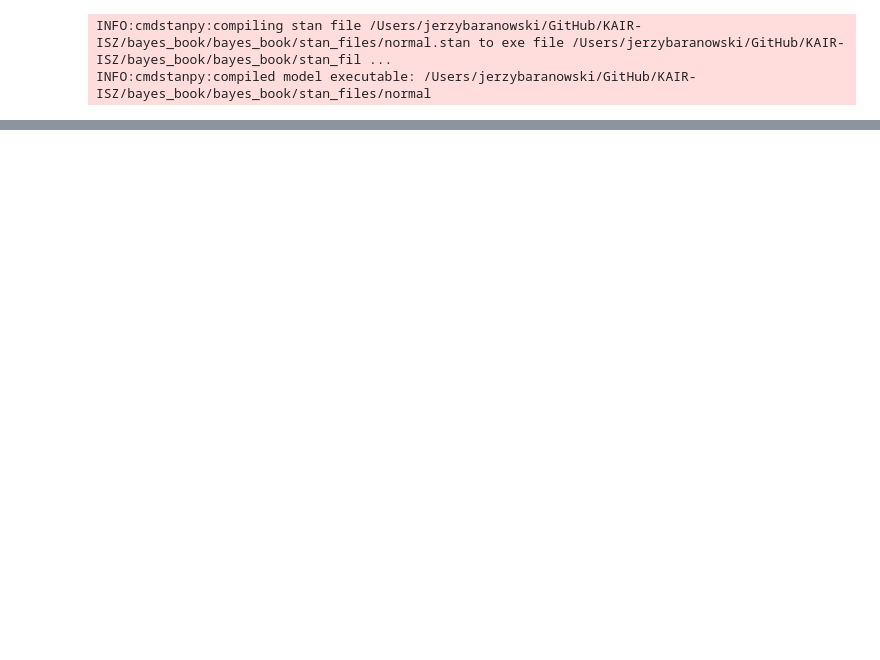
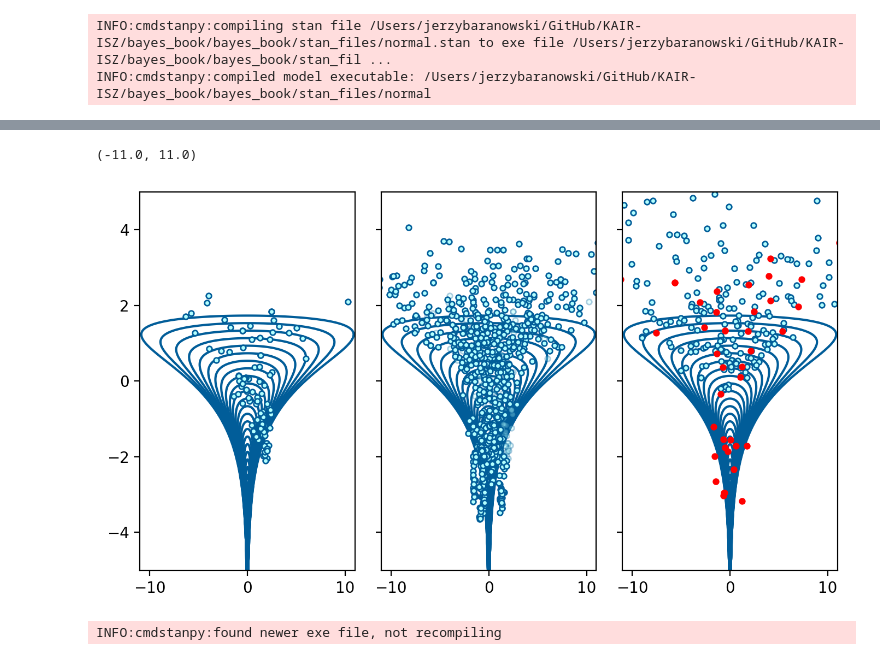
Before and after one commit to KAIR-ISZ/bayes_book, a Jupyter notebook: bayes_book/notebooks/chapter_72.ipynb, the cells around one changed output, grey strips where cells are left out. Cells and saved outputs as stored; diff of their text form; code cells hidden in the pictures; blank space fills up the shorter version.

```diff
--- a/bayes_book/notebooks/chapter_72.ipynb
+++ b/bayes_book/notebooks/chapter_72.ipynb
@@ -55,0 +124,18 @@ x86_64-apple-darwin13.4.0-clang++ -march=core2 -mtune=haswell -mssse3 -ftree-vec
+# %%
+def target_lpdf2(q):
+    D = len(q)
+    lpdf = - 0.5 * q[0]**2 - 0.5 * np.log(6.283185307179586)
+    lpdf = lpdf - 0.5 * (q[1] / 5)**2 - 0.5 * np.log(6.283185307179586 * 25)
+    for d in range(2,D):
+        lpdf = lpdf - 0.5 * ((q[d] - q[0]) / np.exp(q[1]))**2
+        lpdf = lpdf - 0.5 * np.log(6.283185307179586) - q[1]
+    return lpdf
+# %%
+q_2=np.linspace(-10,2,1000)
+q_3=np.linspace(-11,11,1000)
+Q2,Q3 = np.meshgrid(q_2,q_3)
+Z = np.zeros(Q2.shape)
+for i in range(1000):
+    for j in range(1000):
+        q=[0, q_2[j],q_3[i], 0, 0, 0, 0, 0, 0, 0, 0, 0]
+        Z[i,j]=np.exp(target_lpdf2(q))
@@ -55,0 +215,2 @@ x86_64-apple-darwin13.4.0-clang++ -march=core2 -mtune=haswell -mssse3 -ftree-vec
+# %%
+result_fun2 = model_fun.sample({'D':12},save_warmup=True)
@@ -55,0 +239,29 @@ x86_64-apple-darwin13.4.0-clang++ -march=core2 -mtune=haswell -mssse3 -ftree-vec
+# %%
+mcmc_samples = result_fun2.draws(inc_warmup=True)[:,1,:]
+fig, (ax1,ax2,ax3) = plt.subplots(1,3,figsize = [7,4],tight_layout=True,sharey=True)
+ax1.contour(Q3,Q2,Z,levels=np.exp([*range(-30,90,2)]),colors=DARK,zorder=0)
+ax1.scatter(mcmc_samples[:101,-10],mcmc_samples[:101,-11],ec=DARK,fc=LIGHT,s=12,zorder=1)
+ax1.set_ylim(-5,5)
+ax1.set_xlim(-11,11)
+
+#ax1.set_aspect('equal')
+ax2.contour(Q3,Q2,Z,levels=np.exp([*range(-30,90,2)]),colors=DARK,zorder=0)
+ax2.scatter(mcmc_samples[:101,-10],mcmc_samples[:101,-11],ec=DARK,fc=LIGHT,s=12,alpha=0.3,zorder=1)
+ax2.scatter(mcmc_samples[101:1001,-10],mcmc_samples[101:1001,-11],ec=DARK,fc=LIGHT,s=12,zorder=2)
+ax2.set_ylim(-5,5)
+ax2.set_xlim(-11,11)
+#ax2.set_aspect('equal')
+ax3.contour(Q3,Q2,Z,levels=np.exp([*range(-30,90,2)]),colors=DARK,zorder=0)
+#ax3.scatter(mcmc_samples[:1001,-10],mcmc_samples[:1001,-11],ec=DARK,fc=LIGHT,s=12,alpha=0.3,zorder=1)
+ax3.scatter(mcmc_samples[1001:,-10],mcmc_samples[1001:,-11],ec=DARK,fc=LIGHT,s=12,zorder=2)
+ax3.scatter(mcmc_samples[mcmc_samples[:,5]==1,-10],mcmc_samples[mcmc_samples[:,5]==1,-11],ec='red',fc='red',s=12,zorder=2)
+ax3.set_ylim(-5,5)
+ax3.set_xlim(-11,11)
+#ax3.set_aspect('equal')
+# %% [output]
+(-11.0, 11.0)
+[figure, added]
+# %%
+model_fun_ncp = CmdStanModel(stan_file='../stan_files/funnel_72_ncp.stan')
+# %% [output]
+INFO:cmdstanpy:found newer exe file, not recompiling
```
Also changed, not shown: parts of 24 cells of this notebook, 4 other files.
